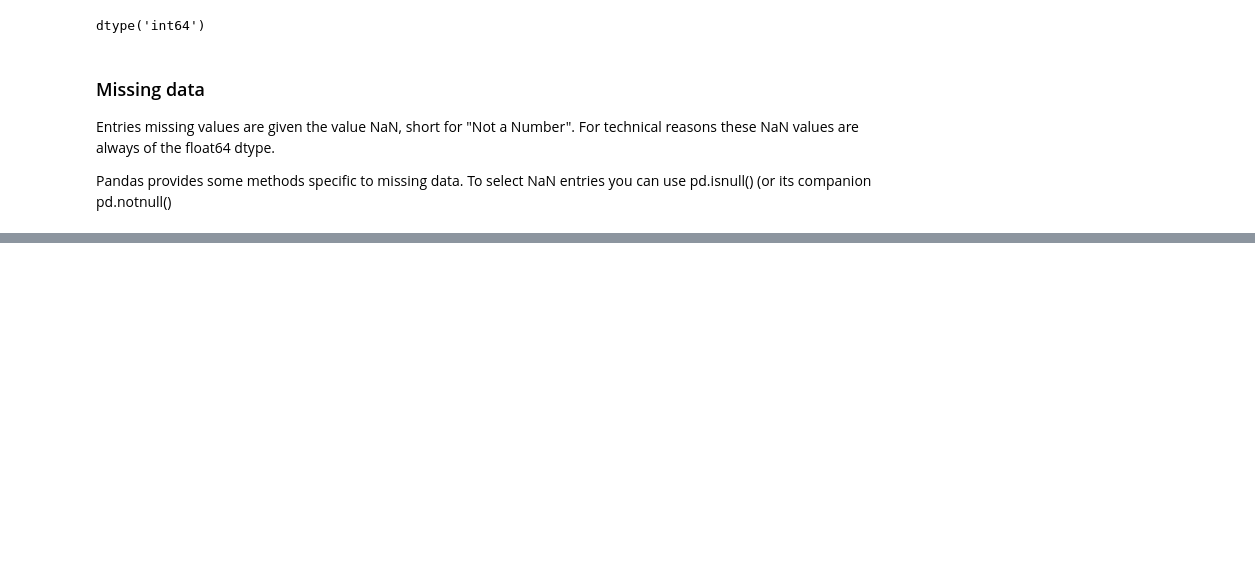
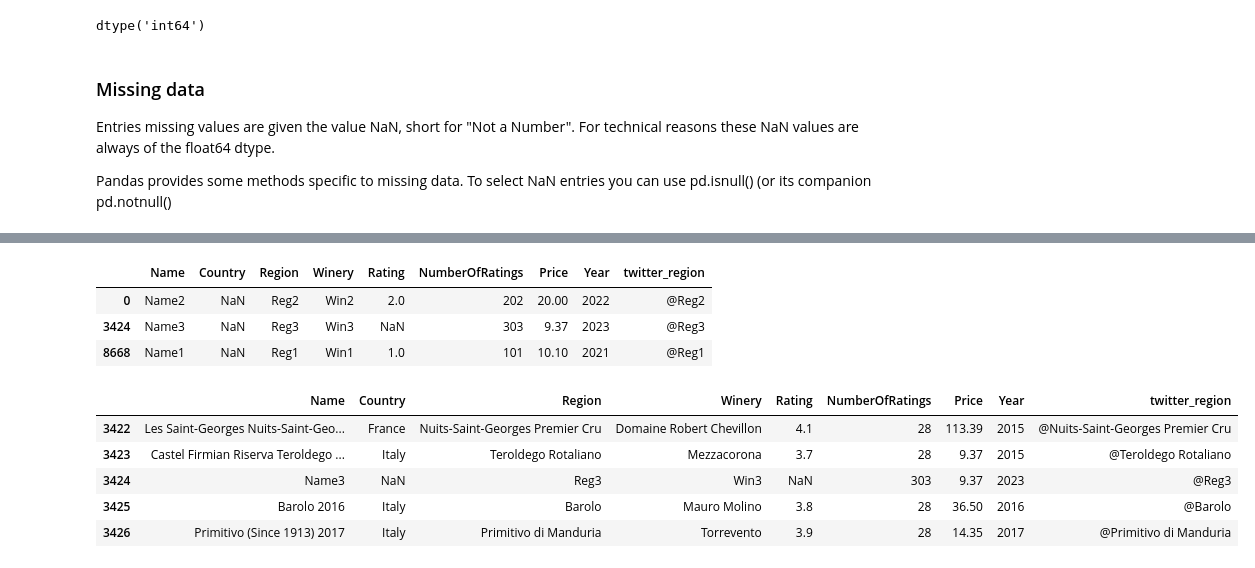
Before and after one commit to jmonti-gh/DataAnalysis_Py, a Jupyter notebook: pandas/kaggle_pd_5.ipynb, the cells around one changed output, grey strips where cells are left out. Saved outputs shown, nothing was run; the diff lists cells and outputs as text; code cells hidden in the pictures; blank space fills up the shorter version.

```diff
--- a/pandas/kaggle_pd_5.ipynb
+++ b/pandas/kaggle_pd_5.ipynb
@@ -104,0 +365,16 @@ Pandas provides some methods specific to missing data. To select NaN entries you
+# %%
+## CONT. with backfill strategic
+revs.Price = revs.Price.fillna(method='ffill')      # 'bfill' set 36.50
+display(revs[pd.isnull(revs.Country)])
+revs.iloc[3422:3427]
+# %% [output]
+|  | Name | Country | Region | Winery | Rating | NumberOfRatings | Price | Year | twitter_region |
+| 0 | Name2 | NaN | Reg2 | Win2 | 2.0 | 202 | 20.00 | 2022 | @Reg2 |
+| 3424 | Name3 | NaN | Reg3 | Win3 | NaN | 303 | 9.37 | 2023 | @Reg3 |
+| 8668 | Name1 | NaN | Reg1 | Win1 | 1.0 | 101 | 10.10 | 2021 | @Reg1 |
+|  | Name | Country | Region | Winery | Rating | NumberOfRatings | Price | Year | twitter_region |
+| 3422 | Les Saint-Georges Nuits-Saint-Geo... | France | Nuits-Saint-Georges Premier Cru | Domaine Robert Chevillon | 4.1 | 28 | 113.39 | 2015 | @Nuits-Saint-Georges Premier Cru |
+| 3423 | Castel Firmian Riserva Teroldego ... | Italy | Teroldego Rotaliano | Mezzacorona | 3.7 | 28 | 9.37 | 2015 | @Teroldego Rotaliano |
+| 3424 | Name3 | NaN | Reg3 | Win3 | NaN | 303 | 9.37 | 2023 | @Reg3 |
+| 3425 | Barolo 2016 | Italy | Barolo | Mauro Molino | 3.8 | 28 | 36.50 | 2016 | @Barolo |
+| 3426 | Primitivo (Since 1913) 2017 | Italy | Primitivo di Manduria | Torrevento | 3.9 | 28 | 14.35 | 2017 | @Primitivo di Manduria |
```
Also changed, not shown: parts of 28 cells of this notebook, 1 other file.
